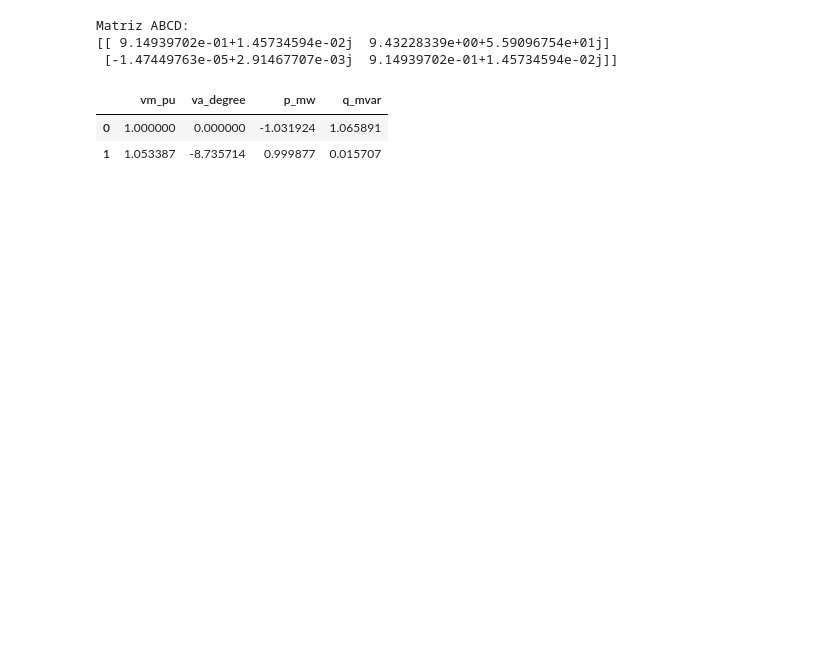
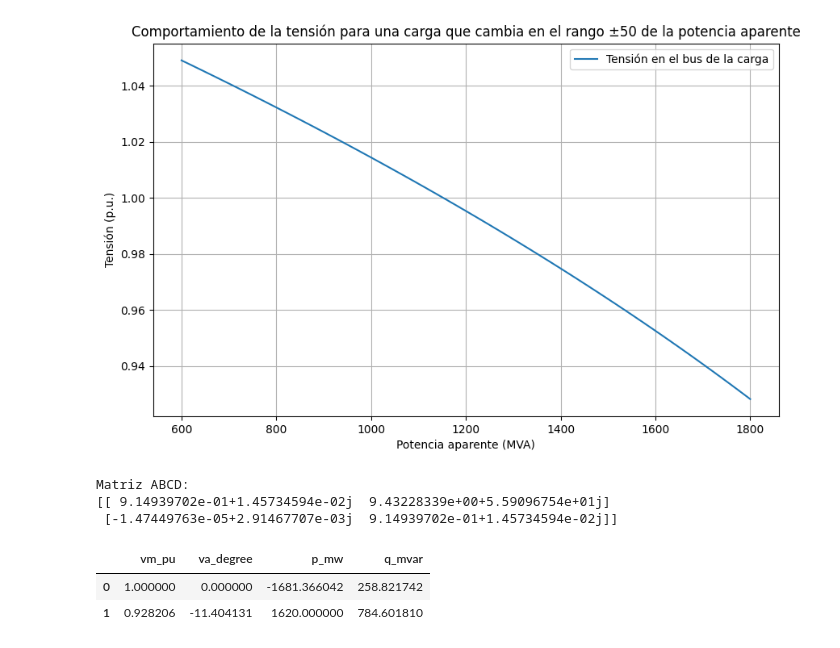
Before and after one commit to CristianRecabarren/G2B_SEP1_S12024, a Jupyter notebook: TAREASEP1ENGITHUB.ipynb, the cells around one changed output. Cells and saved outputs as stored; diff of their text form; code cells hidden in the pictures; blank space fills up the shorter version.

```diff
--- a/TAREASEP1ENGITHUB.ipynb
+++ b/TAREASEP1ENGITHUB.ipynb
@@ -1,26 +1,69 @@
 # %%
 
 #Codigo nuevo
 import numpy
 import scipy
 import numba
 import matplotlib
+import matplotlib.pyplot as plt
 import pandapower as pp
 import pandapower.networks
 import pandapower.topology
 import pandapower.plotting
 import pandapower.converter
 import pandapower.estimation
 #Crear red vacia (net)
 net = pp.create_empty_network()
 #Crear barras
-b1 = pp.create_bus(net, vn_kv=20., name="Bus 1")
-b2 = pp.create_bus(net, vn_kv=0.4, name="Bus 2")
+b1 = pp.create_bus(net, vn_kv=500., name="Bus 1")
+b2 = pp.create_bus(net, vn_kv=500, name="Bus 2")
 pp.create_ext_grid(net, bus=b1, vm_pu=1, name="Conexion de malla");
-pp.create_load(net, bus=b2, p_mw=0.999877, q_mvar=0.015707, name="Carga");
+pp.create_load(net, bus=b2, p_mw=1080, q_mvar=523.069, name="Carga");
 #Crear linea
 pp.create_line_from_parameters(net, from_bus=b1, to_bus=b2, length_km=500, r_ohm_per_km=0.02, x_ohm_per_km=0.115, c_nf_per_km=19.1, max_i_ka=1)
-pp.runpp(net)
+pp.create_line_from_parameters(net, from_bus=b1, to_bus=b2, length_km=500, r_ohm_per_km=0.02, x_ohm_per_km=0.115, c_nf_per_km=19.1, max_i_ka=1)
+
+# Potencia aparente inicial
+s_initial = 1200  # en MVA
+fp = 0.9  # factor de potencia
+
+# Calcular la potencia activa y reactiva
+p_initial = s_initial * fp  # en MW
+q_initial = numpy.sqrt(s_initial**2 - p_initial**2)  # en MVar
+
+# Crear un rango de potencias aparentes que represente el cambio de ±50%
+s_range = numpy.linspace(s_initial*0.5, s_initial*1.5, num=100)
+
+# Lista para guardar las tensiones
+voltages = []
+
+# Para cada potencia aparente en el rango
+for s in s_range:
+    # Calcular la nueva potencia activa y reactiva
+    p = s * fp
+    q = numpy.sqrt(s**2 - p**2)
+
+    # Actualizar la carga en la red
+    net.load.loc[0, 'p_mw'] = p
+    net.load.loc[0, 'q_mvar'] = q
+
+    # Ejecutar una simulación de flujo de potencia
+    pp.runpp(net, max_iteration=2000, tolerance_mva=1e-9)
+
+    # Guardar la tensión en el bus de la carga
+    voltages.append(net.res_bus.vm_pu[b2])
+
+# Graficar la tensión en función de la potencia aparente
+plt.figure(figsize=(10, 6))
+plt.plot(s_range, voltages, label='Tensión en el bus de la carga')
+plt.xlabel('Potencia aparente (MVA)')
+plt.ylabel('Tensión (p.u.)')
+plt.title('Comportamiento de la tensión para una carga que cambia en el rango ±50 de la potencia aparente')
+plt.legend()
+plt.grid(True)
+plt.show()
+# %% [output]
+[figure, added]
 # %%
 import numpy as np
 import cmath
@@ -67,8 +110,8 @@ Matriz ABCD:
 net.res_bus #Visualizar resultados de barras
 # %% [output]
 |  | vm_pu | va_degree | p_mw | q_mvar |
-| 0 | 1.000000 | 0.000000 | -1.031924 | 1.065891 |
-| 1 | 1.053387 | -8.735714 | 0.999877 | 0.015707 |
+| 0 | 1.000000 | 0.000000 | -1681.366042 | 258.821742 |
+| 1 | 0.928206 | -11.404131 | 1620.000000 | 784.601810 |
 # %%
 net.res_line #Visualizar resultados de lineas
 # %% [output]
```
Also changed, not shown: parts of 2 cells of this notebook.
